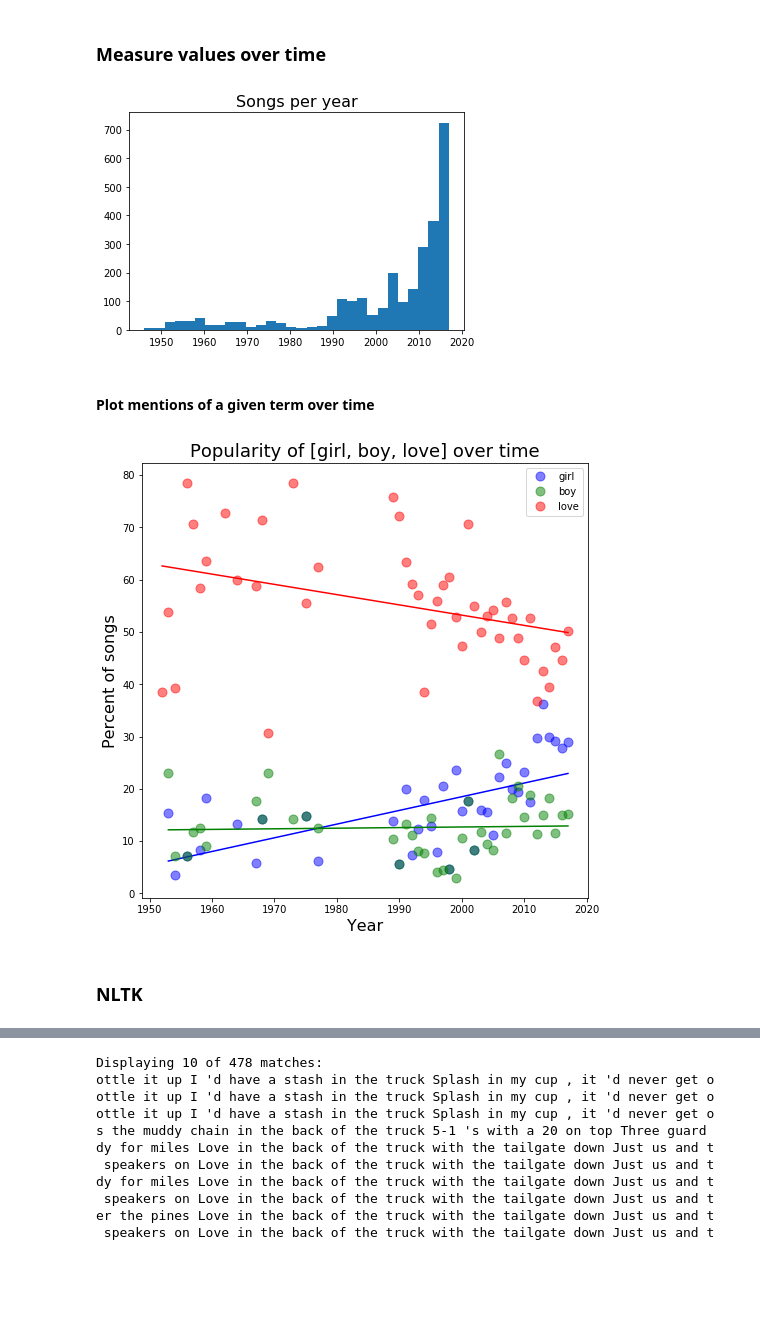
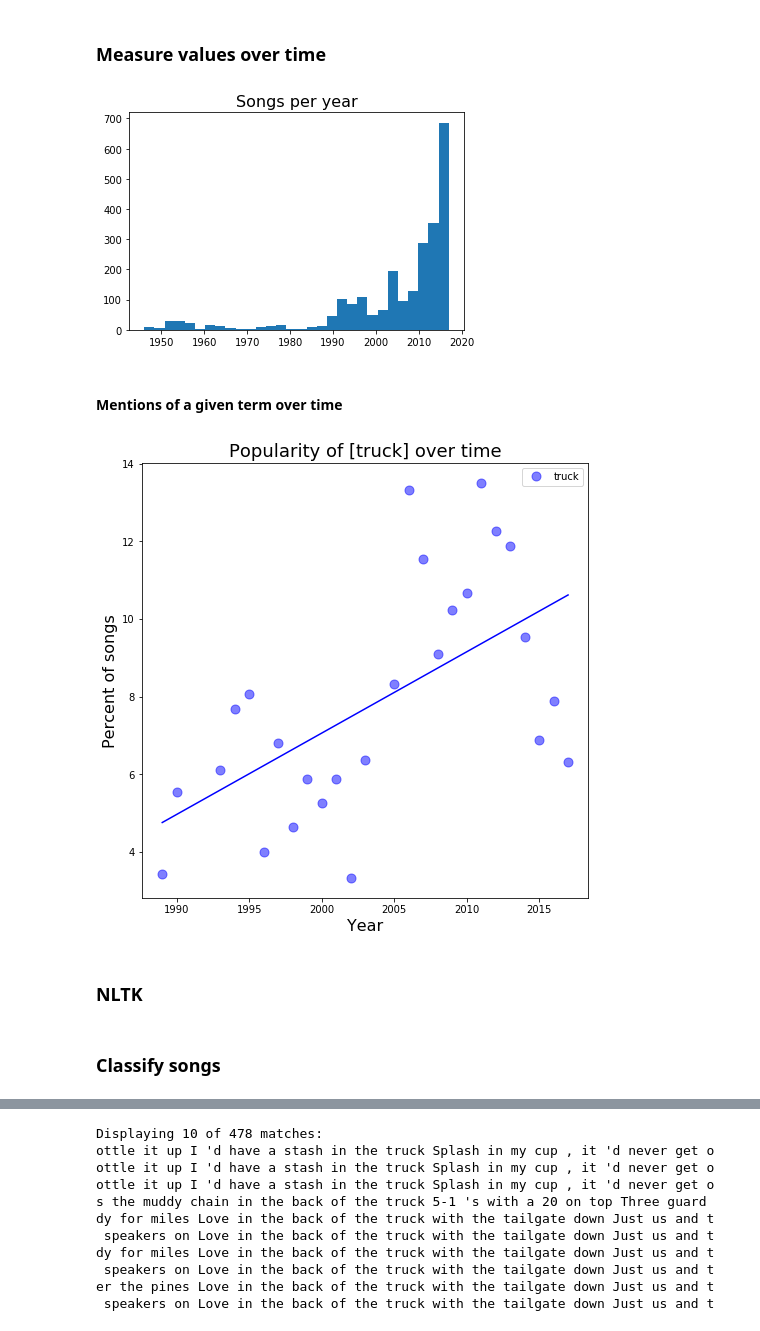
Before and after one commit to johnwmillr/trucks-and-beer, a Jupyter notebook: countryArtists.ipynb, the cells around one changed output, grey strips where cells are left out. Drawn from its saved outputs; the diff is of its cells as text; code cells hidden in the pictures; blank space fills up the shorter version.

```diff
--- a/countryArtists.ipynb
+++ b/countryArtists.ipynb
@@ -26,7 +26,8 @@ artists = list(filter(lambda a:a!={}, artists)) # Deal with empty entries (scrap
 def filterBySongCount(artists, min_count=10):
     for artist in artists:
         if artist != {}:
-            if len(artist['songs']) >= min_count: yield artist
+            num_songs = len(artist['songs'])
+            if (num_songs >= min_count) and (num_songs < 300): yield artist
 
 min_songs = 20
 artists = list(filterBySongCount(artists, min_songs))
@@ -36,10 +37,11 @@ print("You have lyrics from {} artists, with a minimum of {} songs per artist.\n
 
 # Add all song lyrics to a single list
 all_songs = []
-for artist in artists:
+for artist, gender in zip(artists, labels_gender):
     for song in artist['songs']:
-        song['artist'] = artist['artist'] # I forgot to scrape this into the song... :(
+        song['gender'] = gender
         all_songs.append(song)
+
 song_count = len(all_songs)
 print("Database contains {} songs.".format(song_count))
 
@@ -97,7 +97,7 @@ def calcTermFreqAcrossArtists(artists, terms):
 #### Bar graphs for term frequency
 # %%
 # Get the frequency (mentions/total songs) of a given term for each artist
-freqs = calcTermFreqAcrossArtists(artists, 'love')
+freqs = calcTermFreqAcrossArtists(artists, 'girl')
 freqs_male   = 100*freqs['frequency'].values[mask_male]
 freqs_female = 100*freqs['frequency'].values[mask_female]
 
@@ -142,5 +145,17 @@ plt.show()
 # %% [markdown]
 #### Visualize frequencies
+# %%
+def fitLine(x, y):
+    A = np.vstack([x, np.ones(len(x))]).T
+    soln = np.linalg.lstsq(A, y, rcond=None)[0]
+
+    # residual sum of squares
+    y_fit = soln[0]*x + soln[1]
+    ss_res = np.sum((y - y_fit)**2) # residuals ?
+    ss_tot = np.sum((y - y.mean())**2) # total sum of squares
+    r2 = round(1 - (ss_res / ss_tot), 3) # r-squared
+
+    return y_fit, x, r2
 # %%
 # Calculate two frequency variables
 f1 = calcTermFreqAcrossArtists(artists, 'girl')
@@ -216,11 +243,12 @@ plt.hist(years, 30)
 plt.title("Songs per year",fontsize=16)
 plt.show()
 # %% [output]
-[figure, old version]
+[figure, new version]
 # %% [markdown]
-#### Plot mentions of a given term over time
+#### Mentions of a given term over time
 # %%
-terms = ['girl','boy','love']
+# terms = ['girl','boy','love']
+terms = ['truck']
 
 assert isinstance(terms, list), "terms must be of type list."
 fig, axs = plt.subplots(figsize=(8,8)); colors = 'bgrcmy'; fs=16
@@ -241,37 +269,39 @@ for i,term in enumerate(terms):
         if term in song['lyrics']:
             if year in mentions:
                 mentions[year] += 1
             else:
                 mentions[year] = 1
 
     # Normalize the mention values
     min_songs = 10
     for year in list(mentions.keys()):
         if songs_per_year[year] > min_songs:
             mentions[year] = 100*mentions[year]/float(songs_per_year[year])
         else:
             mentions.pop(year)
 
     # Linear regression
     years, counts = np.array(list(mentions.keys())), np.array(list(mentions.values()))
     counts = [x for _, x in sorted(zip(years, counts), key=lambda pair: pair[0])]
     years.sort()
     fit_fn = np.poly1d(np.polyfit(years, counts, 1))
 
     dots.append(axs.plot(mentions.keys(),mentions.values(),'o',markersize=9,color=colors[i],alpha=0.5)[0])
     axs.plot(years,fit_fn(years),'-',color=colors[i],alpha=1)
 
 axs.set_title('Popularity of [{}] over time'.format(', '.join(terms)),fontsize=fs+2)
 axs.set_xlabel('Year',fontsize=fs)
 axs.set_ylabel('Percent of songs',fontsize=fs)
 axs.legend(dots,terms)
 plt.savefig('./figures/TimePlot_{}.png'.format("_".join(terms)),bbox_inches='tight')
 plt.show()
 # %% [output]
-[figure, old version]
+[figure, new version]
 # %% [markdown]
 ### NLTK
 # %%
 from nltk.corpus import names
 from nltk.classify import apply_features
 import random
+# %% [markdown]
+### Classify songs
```
Also changed, not shown: parts of 19 cells of this notebook.
